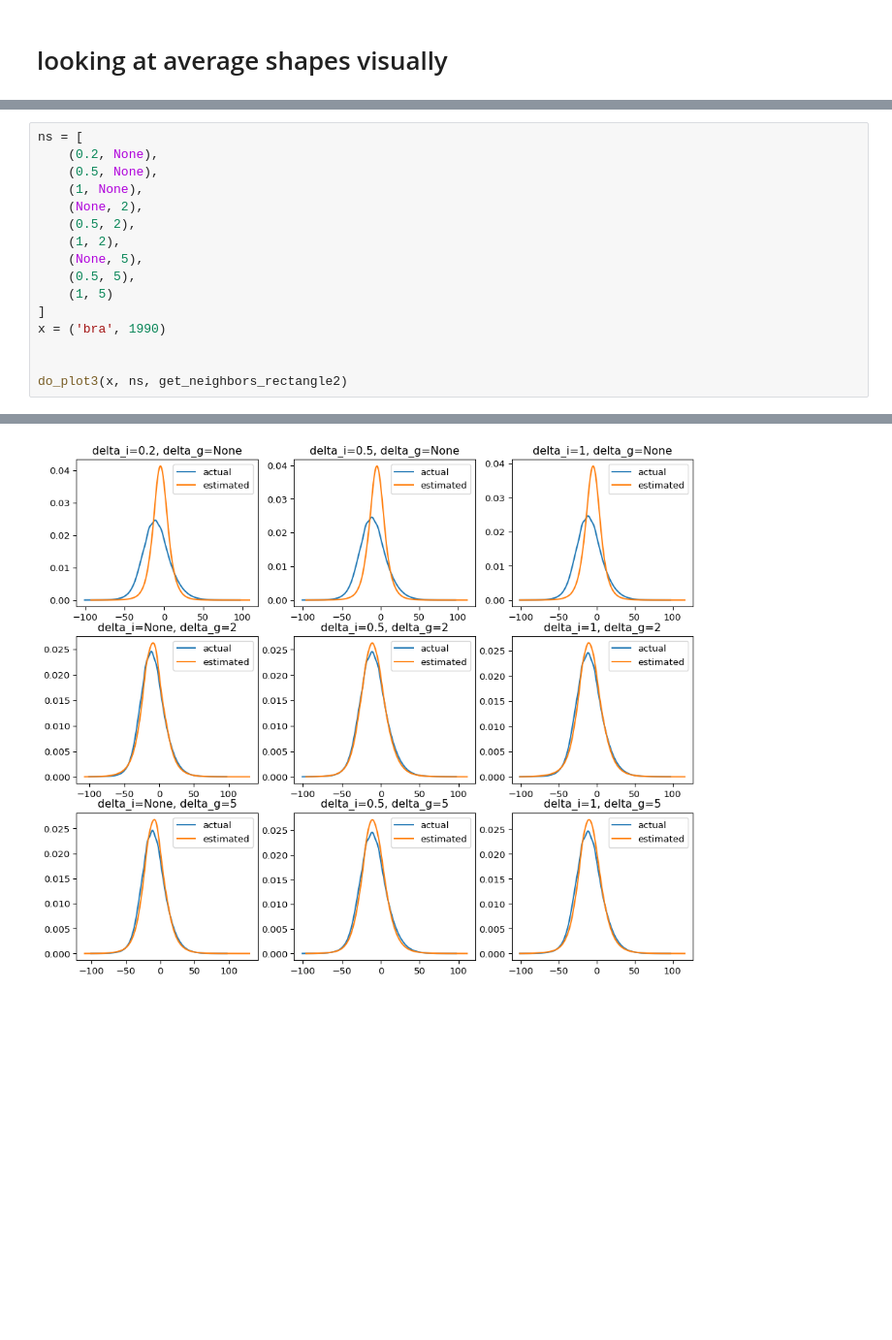
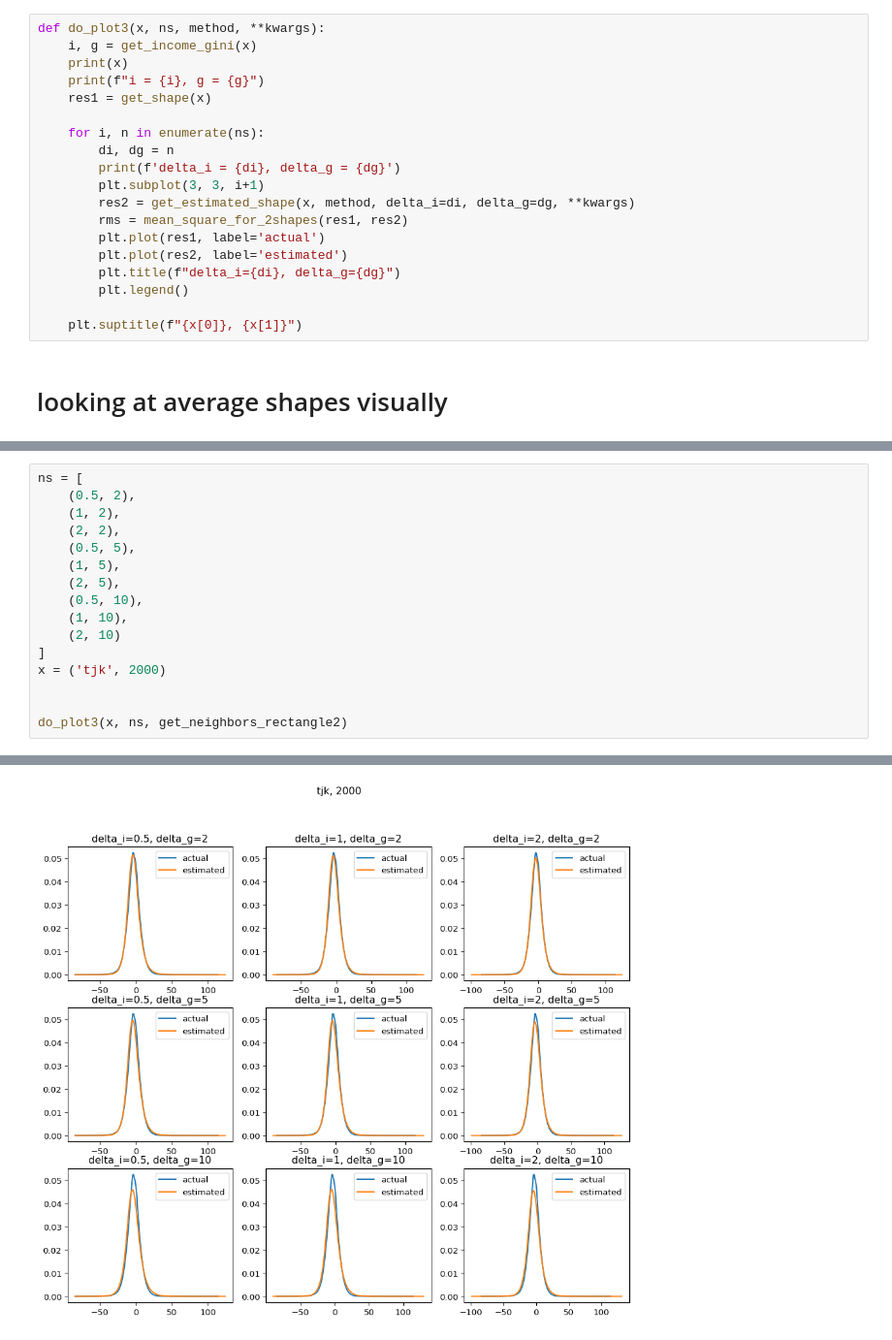
Before and after one commit to open-numbers/ddf--worldbank--povcalnet, a Jupyter notebook: etl/notebooks/compare neighbor selection method.ipynb, the cells around one changed output, grey strips where cells are left out. Shown at 97% size. Cells and saved outputs as stored; diff of their text form; blank space fills up the shorter version.

```diff
--- a/etl/notebooks/compare neighbor selection method.ipynb
+++ b/etl/notebooks/compare neighbor selection method.ipynb
@@ -342,5 +342,24 @@ def mean_square_for_2shapes(s1, s2):
 mean_square_for_2shapes(res1, res2)
 # %% [output]
 0.012895856884200349
+# %%
+def do_plot3(x, ns, method, **kwargs):
+    i, g = get_income_gini(x)
+    print(x)
+    print(f"i = {i}, g = {g}")
+    res1 = get_shape(x)
+
+    for i, n in enumerate(ns):
+        di, dg = n
+        print(f'delta_i = {di}, delta_g = {dg}')
+        plt.subplot(3, 3, i+1)
+        res2 = get_estimated_shape(x, method, delta_i=di, delta_g=dg, **kwargs)
+        rms = mean_square_for_2shapes(res1, res2)
+        plt.plot(res1, label='actual')
+        plt.plot(res2, label='estimated')
+        plt.title(f"delta_i={di}, delta_g={dg}")
+        plt.legend()
+
+    plt.suptitle(f"{x[0]}, {x[1]}")
 # %% [markdown]
 # looking at average shapes visually
@@ -701,16 +487,16 @@ using 113 shapes
 # %%
 ns = [
-    (0.2, None),
-    (0.5, None),
-    (1, None),
-    (None, 2),
     (0.5, 2),
     (1, 2),
-    (None, 5),
+    (2, 2),
     (0.5, 5),
-    (1, 5)
+    (1, 5),
+    (2, 5),
+    (0.5, 10),
+    (1, 10),
+    (2, 10)
 ]
-x = ('bra', 1990)
+x = ('tjk', 2000)
 
 
 do_plot3(x, ns, get_neighbors_rectangle2)
@@ -738,3 +524,3 @@ using 275 shapes
-[figure, old version]
+[figure, new version]
 # %%
 ns = [
```
Also changed, not shown: parts of 34 cells of this notebook.
